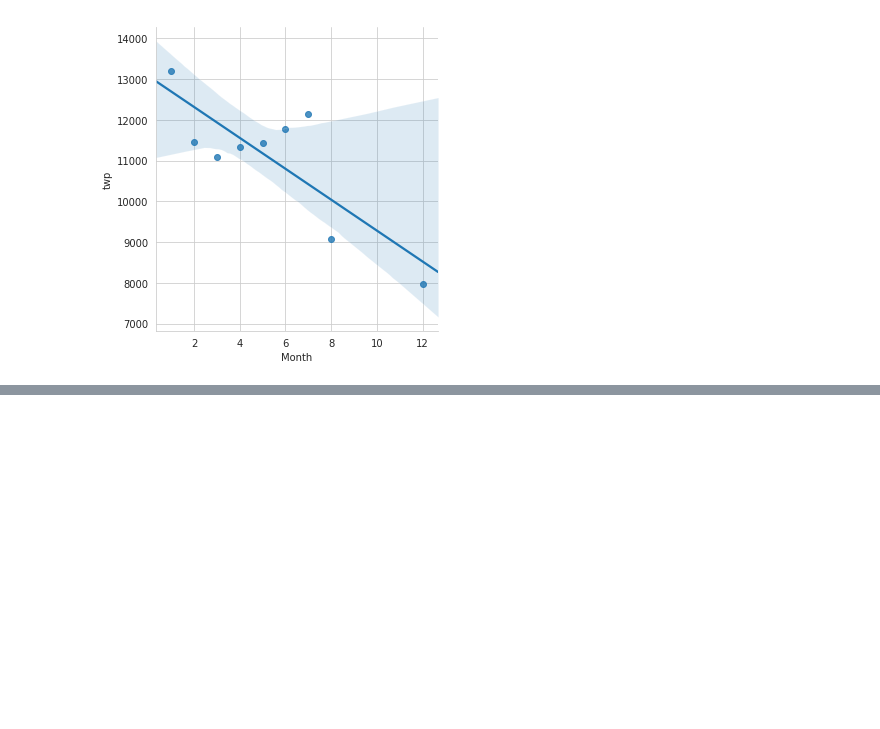
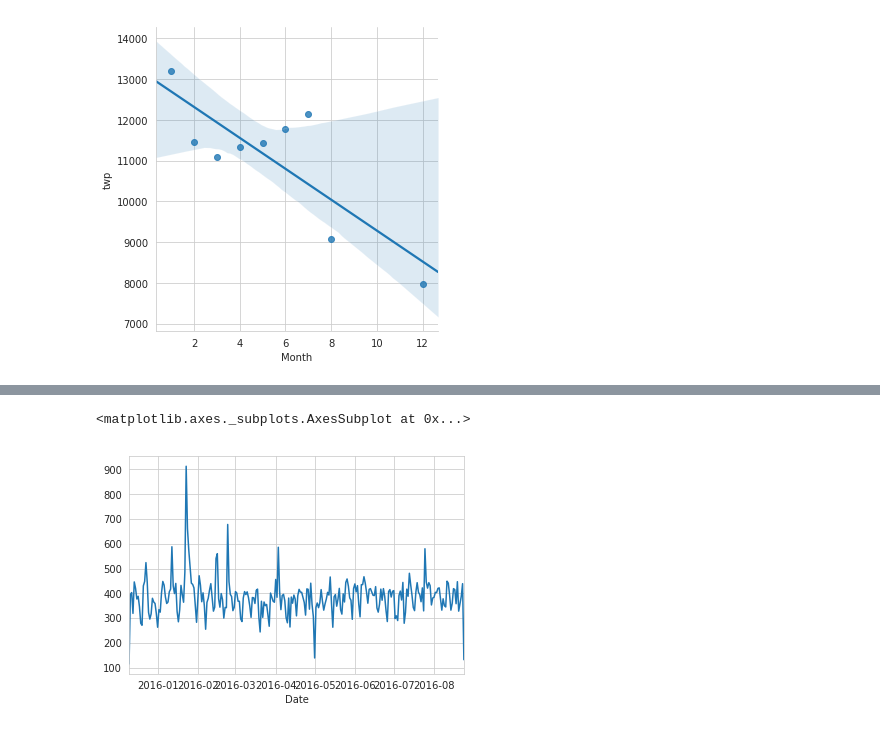
Before and after one commit to Joseorina/jubilant-palm-tree, a Jupyter notebook: 911DataCapstone.ipynb, the cells around one changed output, grey strips where cells are left out. Cells and saved outputs as stored; diff of their text form; code cells hidden in the pictures; blank space fills up the shorter version.

```diff
--- a/911DataCapstone.ipynb
+++ b/911DataCapstone.ipynb
@@ -250,0 +264,5 @@ sns.lmplot(data=byMonth.reset_index(), x='Month',y='twp')
+# %%
+df.groupby('Date').count()['twp'].plot()
+# %% [output]
+<matplotlib.axes._subplots.AxesSubplot at 0x...>
+[figure, added]
```
Also changed, not shown: parts of 6 cells of this notebook.
